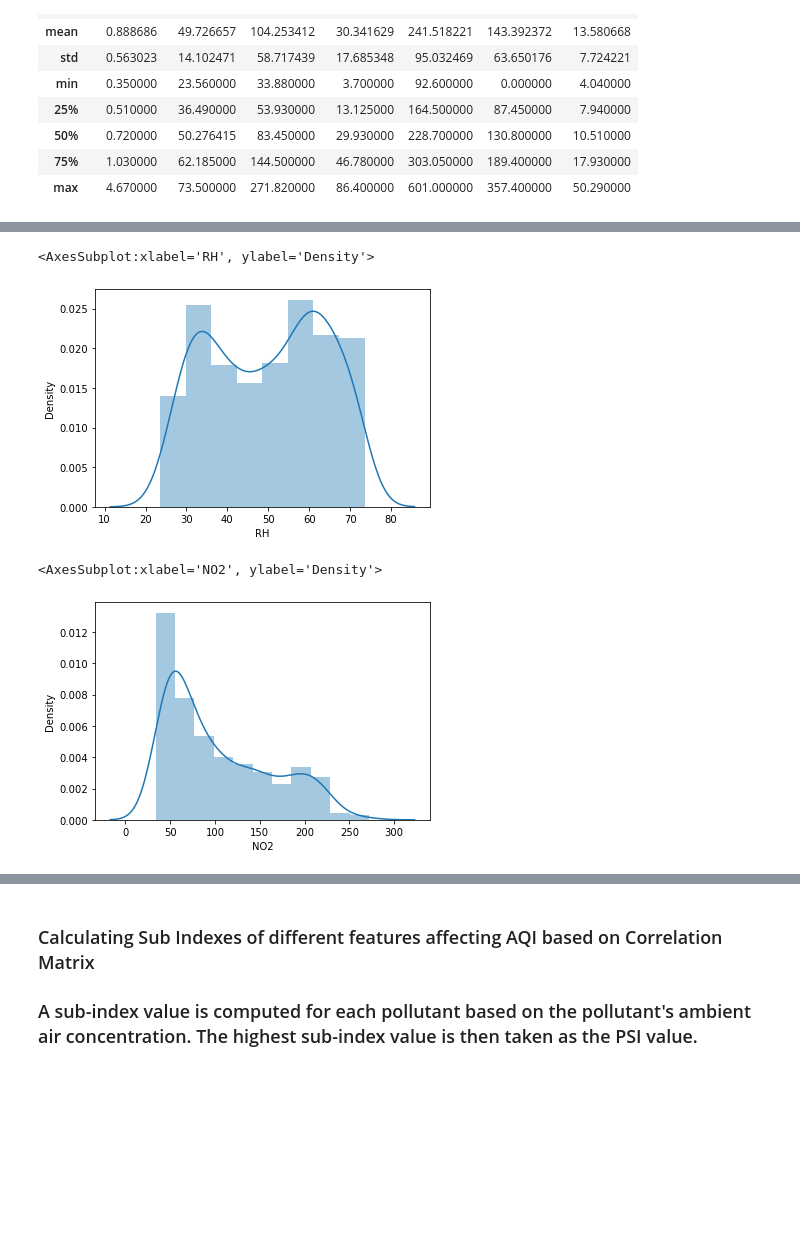
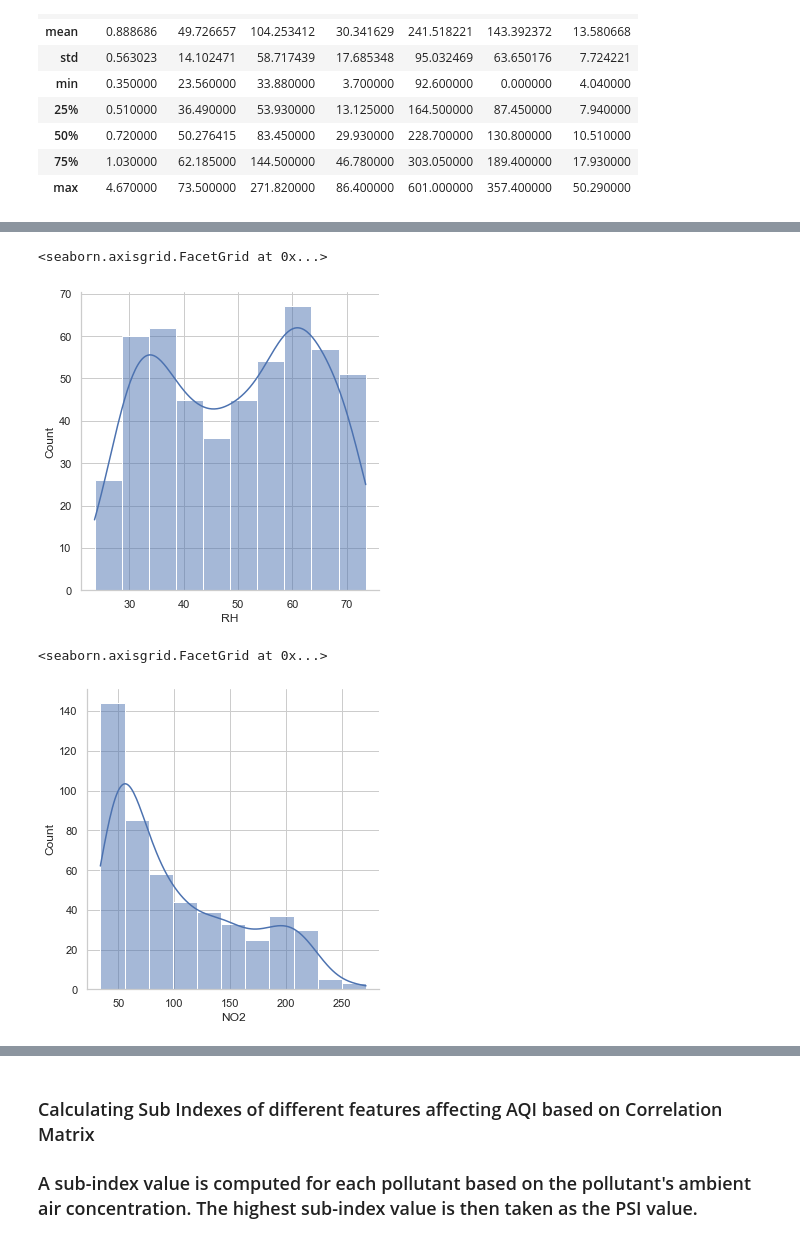
Before and after one commit to mohsin-88069/AU_ML_Air_Quality, a Jupyter notebook: Rabindra_Notebook.ipynb, the cells around one changed output, grey strips where cells are left out. Drawn from its saved outputs; the diff is of its cells as text; code cells hidden in the pictures; blank space fills up the shorter version.

```diff
--- a/Rabindra_Notebook.ipynb
+++ b/Rabindra_Notebook.ipynb
@@ -356,11 +345,11 @@ sns.distplot(df['CO'], kde=True)
 # %%
-sns.distplot(df['RH'], kde=True)
+sns.displot(df['RH'], kde=True)
 # %% [output]
-<AxesSubplot:xlabel='RH', ylabel='Density'>
+<seaborn.axisgrid.FacetGrid at 0x...>
-[figure, old version]
+[figure, new version]
 # %%
-sns.distplot(df['NO2'], kde=True)
+sns.displot(df['NO2'], kde=True)
 # %% [output]
-<AxesSubplot:xlabel='NO2', ylabel='Density'>
+<seaborn.axisgrid.FacetGrid at 0x...>
-[figure, old version]
+[figure, new version]
 # %%
```
Also changed, not shown: parts of 80 cells of this notebook.
